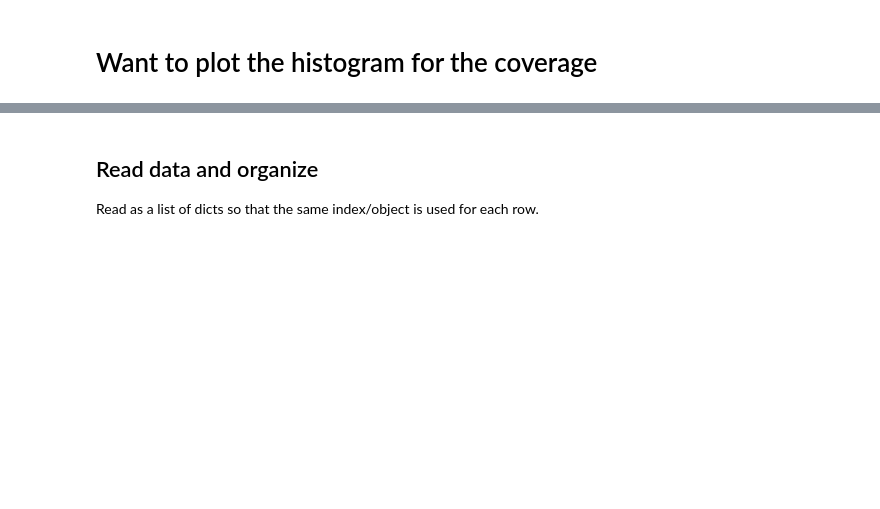
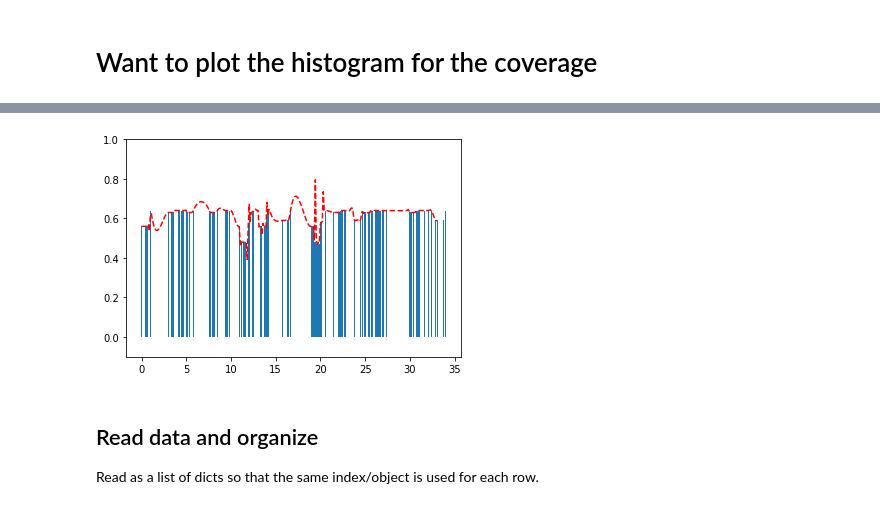
Before and after one commit to EMSTrack/Algorithms, a Jupyter notebook: rct-simulation-v2-daily-normal.ipynb, the cells around one changed output, grey strips where cells are left out. Drawn from its saved outputs; the diff is of its cells as text; code cells hidden in the pictures; blank space fills up the shorter version.

```diff
--- a/rct-simulation-v2-daily-normal.ipynb
+++ b/rct-simulation-v2-daily-normal.ipynb
@@ -247,7 +241,8 @@ smooth_ys = spl(smooth_xs)
 
 
 plt.figure("Coverages over time ")
-plt.bar(xs, ys, width=0.01)
+plt.ylim(-0.1, 1.0)
+plt.bar(xs, ys, width=0.05)
 plt.plot(smooth_xs, smooth_ys, 'r--')
 plt.show()
 # %% [output]
@@ -256,3 +249,4 @@ plt.show()
+[figure, added]
 # %% [markdown]
 ## Read data and organize
 
```
Also changed, not shown: parts of 9 cells of this notebook.
